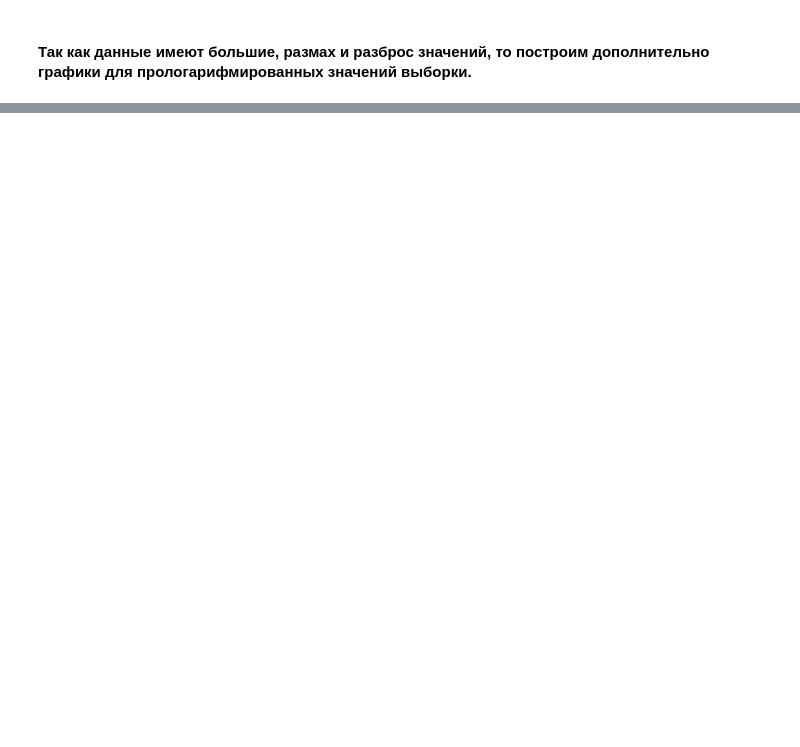
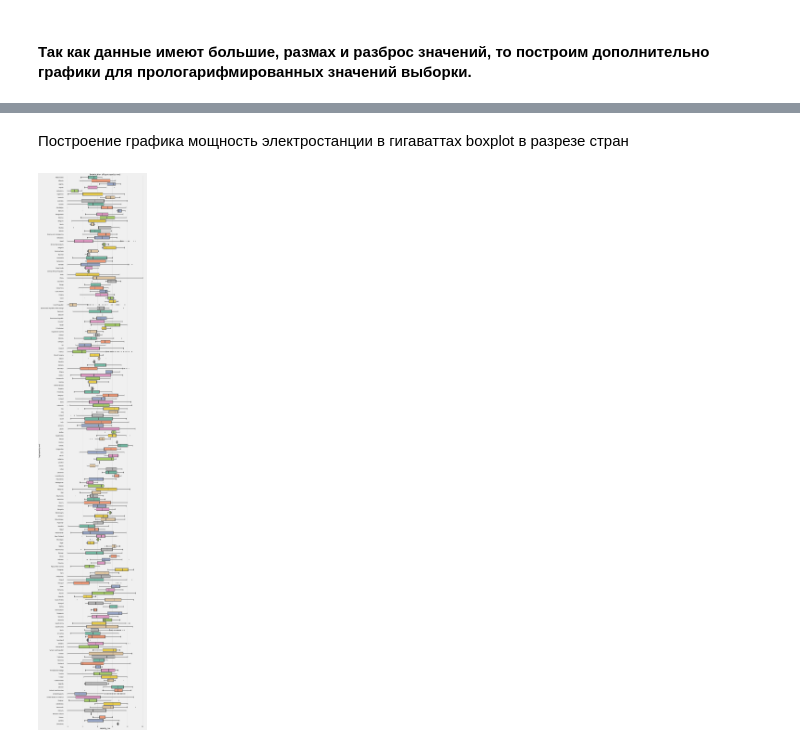
Before and after one commit to denicCH/Mathematical-Statistics, a Jupyter notebook: Lesson_3.ipynb, the cells around one changed output, grey strips where cells are left out. Saved outputs shown, nothing was run; the diff lists cells and outputs as text; code cells hidden in the pictures; blank space fills up the shorter version.

```diff
--- a/Lesson_3.ipynb
+++ b/Lesson_3.ipynb
@@ -158,2 +164,12 @@ Text(0, 0.5, 'estimated generation gwh')
 [figure]
 [figure]
+# %% [markdown]
+Построение графика мощность электростанции в гигаваттах boxplot в разрезе стран
+# %%
+plt.style.use('fivethirtyeight')
+plt.figure(figsize=(14, 100))
+sns.boxplot(log_x1, df['country'], palette='Set2')
+plt.ylabel('log(capacity mw)')
+plt.title('Distribution of log(capacity mw)');
+# %% [output]
+[figure, added]
```
Also changed, not shown: parts of 4 cells of this notebook.
